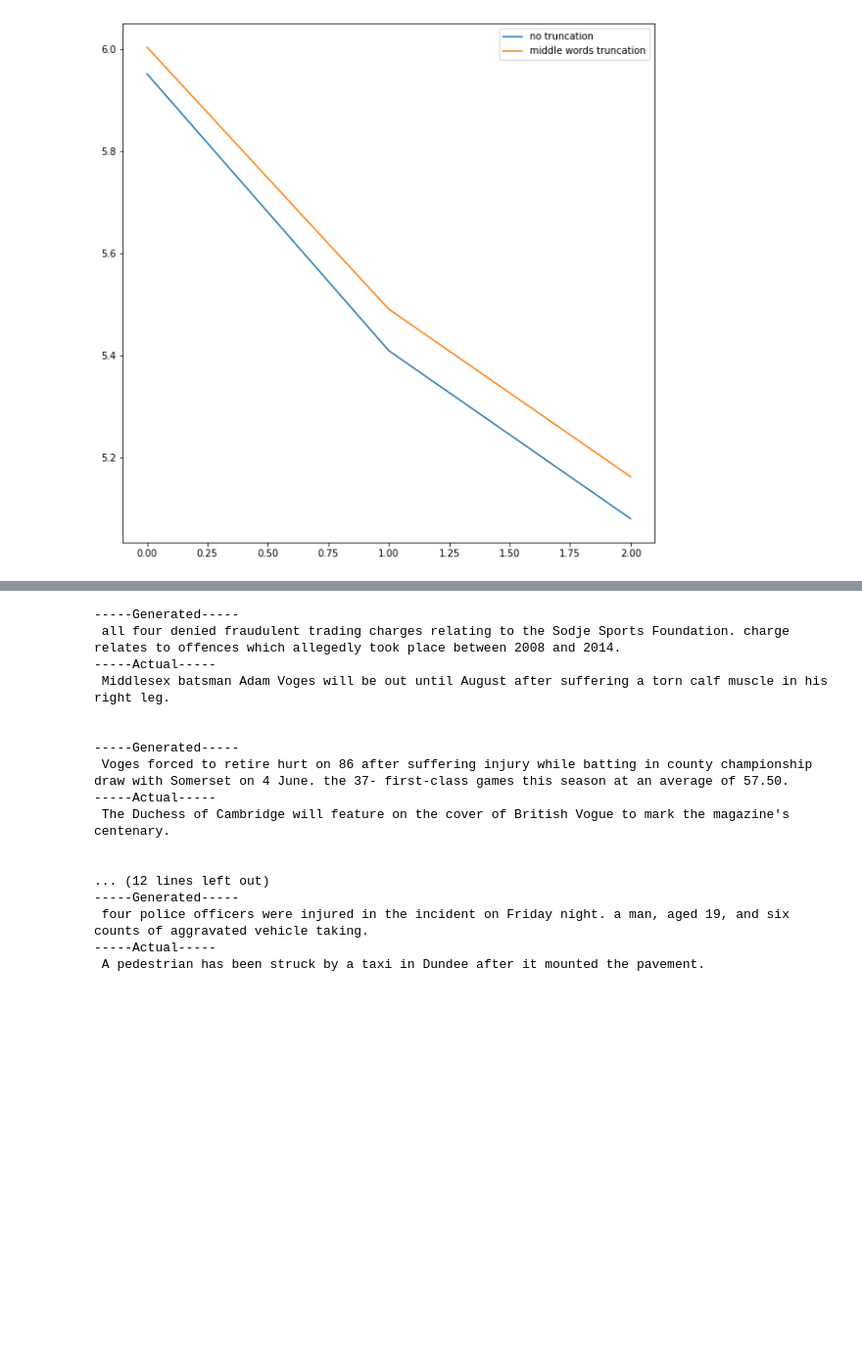
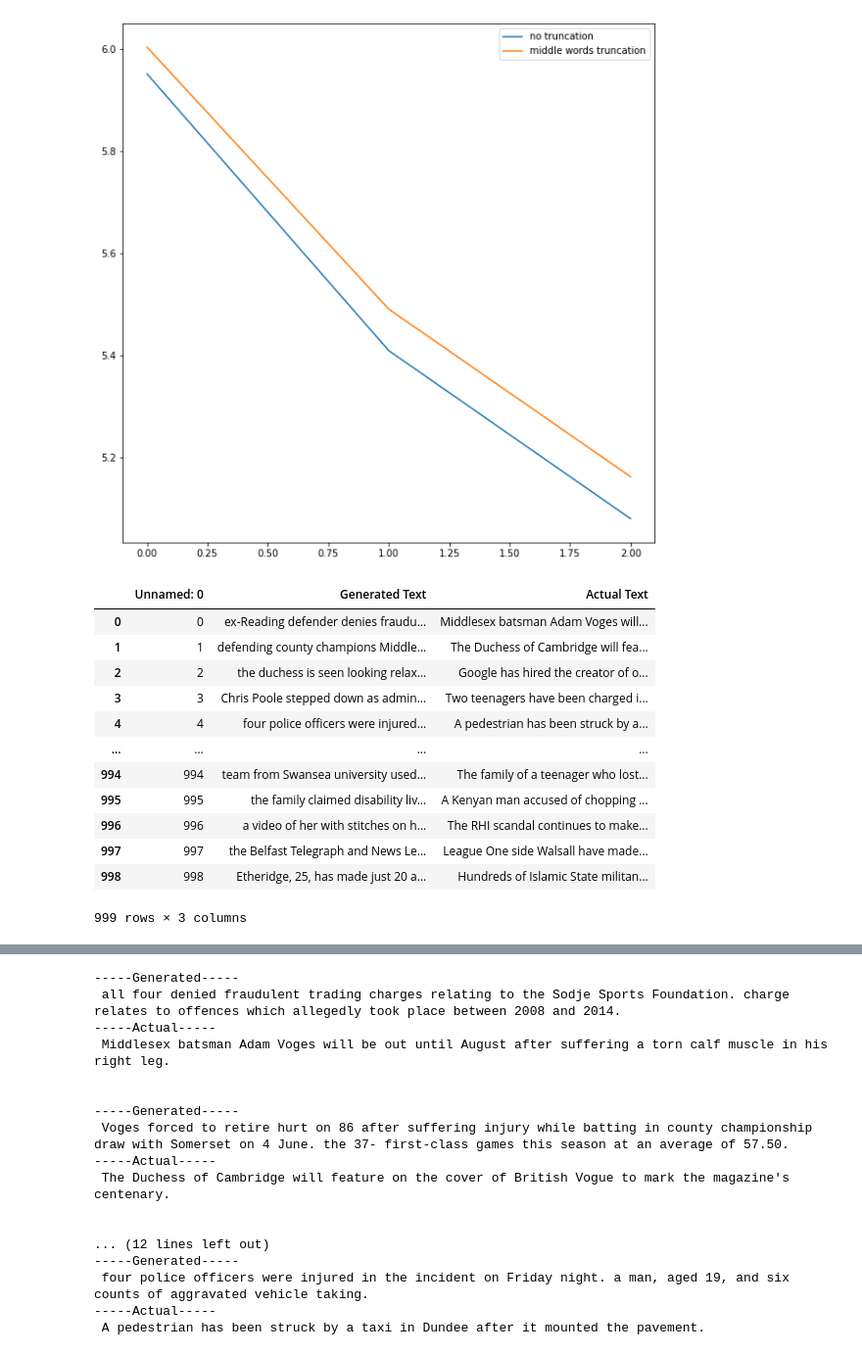
Before and after one commit to cedriclemercier/nlp-ablation-t5, a Jupyter notebook: experiments/3. Fine tuning T5 on XSum with Truncation of Tokens.ipynb, the cells around one changed output, grey strips where cells are left out. Shown: that part at 98% size. Saved outputs shown, nothing was run; the diff lists cells and outputs as text; code cells hidden in the pictures; blank space fills up the shorter version.

```diff
--- a/experiments/3. Fine tuning T5 on XSum with Truncation of Tokens.ipynb
+++ b/experiments/3. Fine tuning T5 on XSum with Truncation of Tokens.ipynb
@@ -892,4 +920,21 @@ plt.legend()
 plt.show()
 # %% [output]
 [figure]
+# %%
+preds_normal = pd.read_csv('outputs/predictions_t5-small_epoch2.csv')
+preds_normal
+# %% [output]
+|  | Unnamed: 0 | Generated Text | Actual Text |
+| 0 | 0 | ex-Reading defender denies fraudu... | Middlesex batsman Adam Voges will... |
+| 1 | 1 | defending county champions Middle... | The Duchess of Cambridge will fea... |
+| 2 | 2 | the duchess is seen looking relax... | Google has hired the creator of o... |
+| 3 | 3 | Chris Poole stepped down as admin... | Two teenagers have been charged i... |
+| 4 | 4 | four police officers were injured... | A pedestrian has been struck by a... |
+| ... | ... | ... | ... |
+| 994 | 994 | team from Swansea university used... | The family of a teenager who lost... |
+| 995 | 995 | the family claimed disability liv... | A Kenyan man accused of chopping ... |
+| 996 | 996 | a video of her with stitches on h... | The RHI scandal continues to make... |
+| 997 | 997 | the Belfast Telegraph and News Le... | League One side Walsall have made... |
+| 998 | 998 | Etheridge, 25, has made just 20 a... | Hundreds of Islamic State militan... |
+999 rows × 3 columns
 # %%
```
Also changed, not shown: parts of 18 cells of this notebook.
